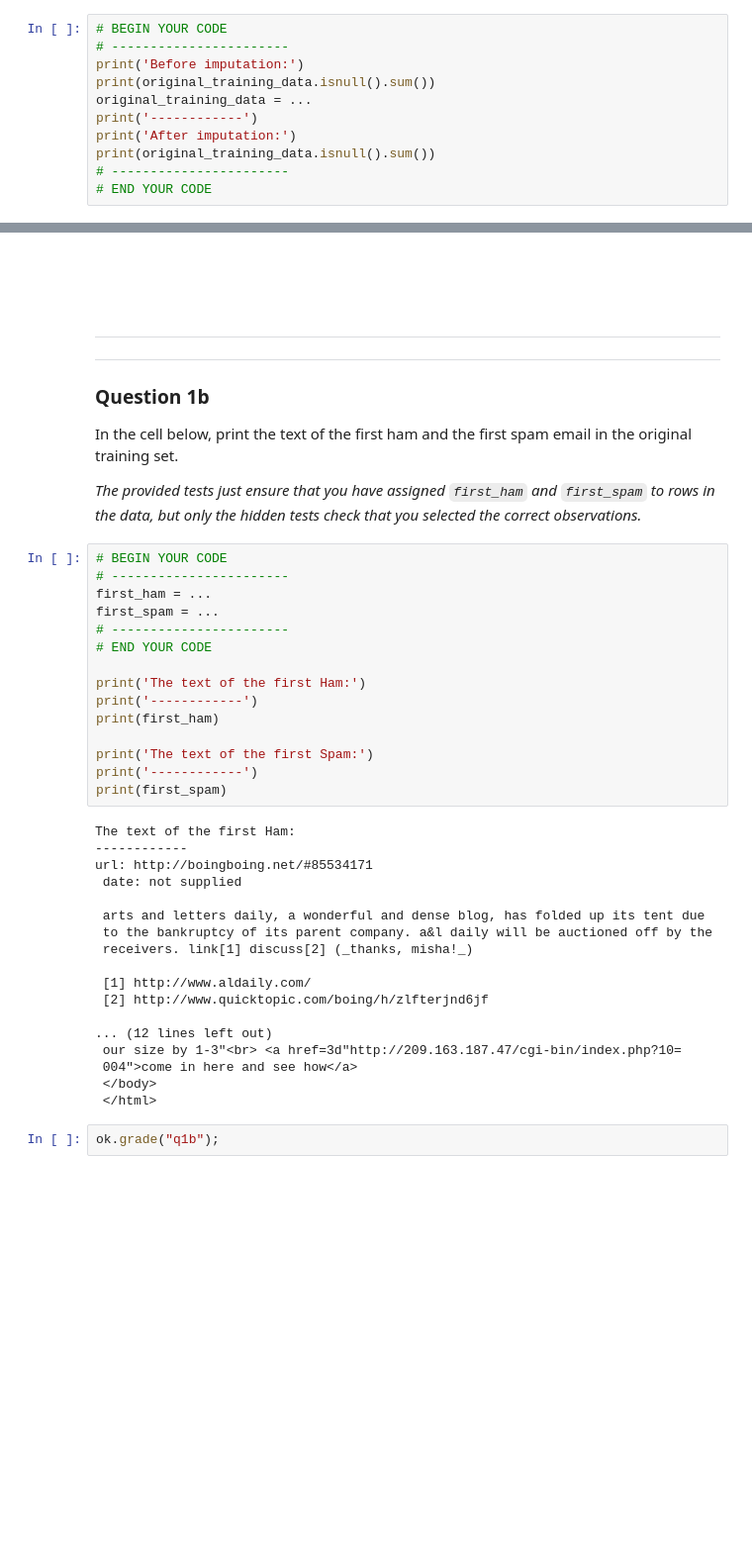
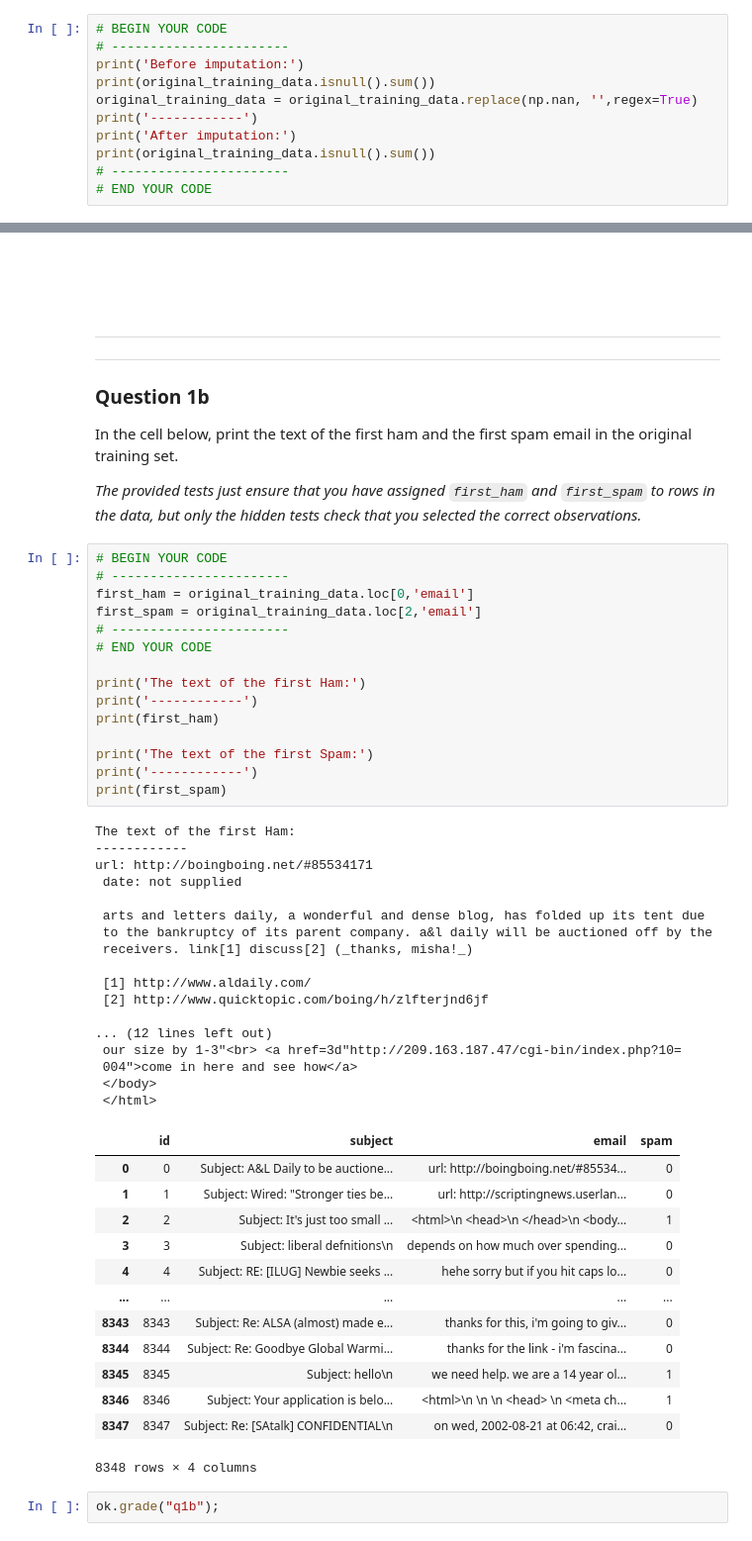
Before and after one commit to RyanKor/COSE471_COURSE_MATERIALS, a Jupyter notebook: assignment/COSE471-proj1/proj1.ipynb, the cells around one changed output, grey strips where cells are left out. Shown at 99% size. Drawn from its saved outputs; the diff is of its cells as text; blank space fills up the shorter version.

```diff
--- a/assignment/COSE471-proj1/proj1.ipynb
+++ b/assignment/COSE471-proj1/proj1.ipynb
@@ -126,7 +126,7 @@ points: 1
 # -----------------------
 print('Before imputation:')
 print(original_training_data.isnull().sum())
-original_training_data = ...
+original_training_data = original_training_data.replace(np.nan, '',regex=True)
 print('------------')
 print('After imputation:')
 print(original_training_data.isnull().sum())
@@ -176,36 +176,49 @@ points: 1
 # %%
 # BEGIN YOUR CODE
 # -----------------------
-first_ham = ...
-first_spam = ...
+first_ham = original_training_data.loc[0,'email']
+first_spam = original_training_data.loc[2,'email']
 # -----------------------
 # END YOUR CODE
 
 print('The text of the first Ham:')
 print('------------')
 print(first_ham)
 
 print('The text of the first Spam:')
 print('------------')
 print(first_spam)
 # %% [output]
 The text of the first Ham:
 ------------
 url: http://boingboing.net/#85534171
  date: not supplied
 
  arts and letters daily, a wonderful and dense blog, has folded up its tent due
  to the bankruptcy of its parent company. a&l daily will be auctioned off by the
  receivers. link[1] discuss[2] (_thanks, misha!_)
 
  [1] http://www.aldaily.com/
  [2] http://www.quicktopic.com/boing/h/zlfterjnd6jf
 
 ... (12 lines left out)
  our size by 1-3"<br> <a href=3d"http://209.163.187.47/cgi-bin/index.php?10=
  004">come in here and see how</a>
  </body>
  </html>
+|  | id | subject | email | spam |
+| 0 | 0 | Subject: A&L Daily to be auctione... | url: http://boingboing.net/#85534... | 0 |
+| 1 | 1 | Subject: Wired: "Stronger ties be... | url: http://scriptingnews.userlan... | 0 |
+| 2 | 2 | Subject: It's just too small ... | <html>\n <head>\n </head>\n <body... | 1 |
+| 3 | 3 | Subject: liberal defnitions\n | depends on how much over spending... | 0 |
+| 4 | 4 | Subject: RE: [ILUG] Newbie seeks ... | hehe sorry but if you hit caps lo... | 0 |
+| ... | ... | ... | ... | ... |
+| 8343 | 8343 | Subject: Re: ALSA (almost) made e... | thanks for this, i'm going to giv... | 0 |
+| 8344 | 8344 | Subject: Re: Goodbye Global Warmi... | thanks for the link - i'm fascina... | 0 |
+| 8345 | 8345 | Subject: hello\n | we need help. we are a 14 year ol... | 1 |
+| 8346 | 8346 | Subject: Your application is belo... | <html>\n \n \n <head> \n <meta ch... | 1 |
+| 8347 | 8347 | Subject: Re: [SAtalk] CONFIDENTIAL\n | on wed, 2002-08-21 at 06:42, crai... | 0 |
+8348 rows × 4 columns
 # %%
 ok.grade("q1b");
 # %% [output]
```
Also changed, not shown: parts of 2 cells of this notebook, 21 other files.
